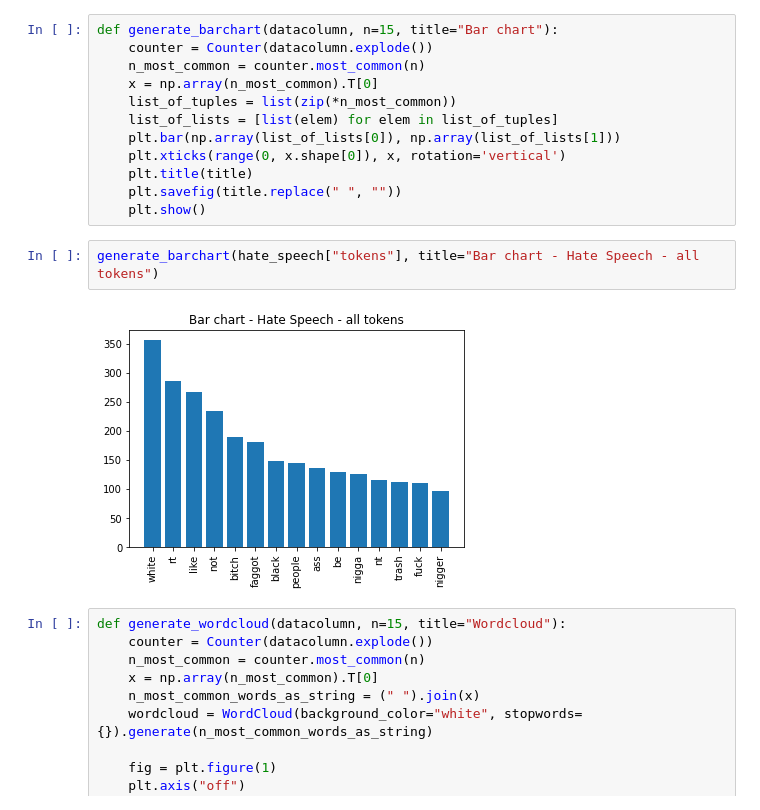
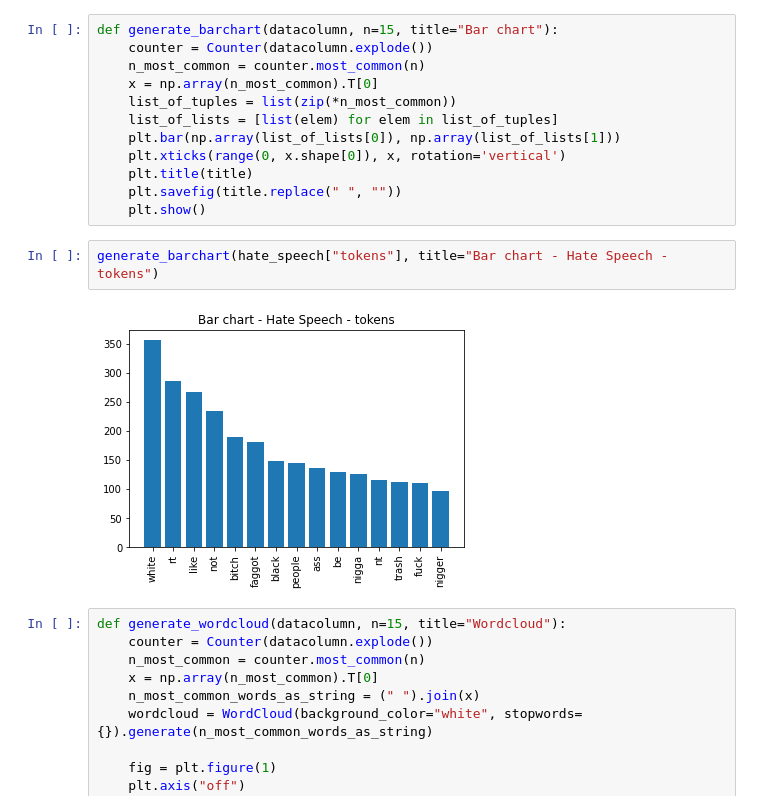
Before and after one commit to fidsusj/HateSpeechDetection, a Jupyter notebook: src/analysis/data_visualization.ipynb, the cells around one changed output. Cells and saved outputs as stored; diff of their text form.

```diff
--- a/src/analysis/data_visualization.ipynb
+++ b/src/analysis/data_visualization.ipynb
@@ -89,9 +90,9 @@ def generate_barchart(datacolumn, n=15, title="Bar chart"):
     plt.savefig(title.replace(" ", ""))
     plt.show()
 # %%
-generate_barchart(hate_speech["tokens"], title="Bar chart - Hate Speech - all tokens")
+generate_barchart(hate_speech["tokens"], title="Bar chart - Hate Speech - tokens")
 # %% [output]
-[figure, old version]
+[figure, new version]
 # %%
 def generate_wordcloud(datacolumn, n=15, title="Wordcloud"):
     counter = Counter(datacolumn.explode())
```
Also changed, not shown: parts of 8 cells of this notebook, 22 other files.
